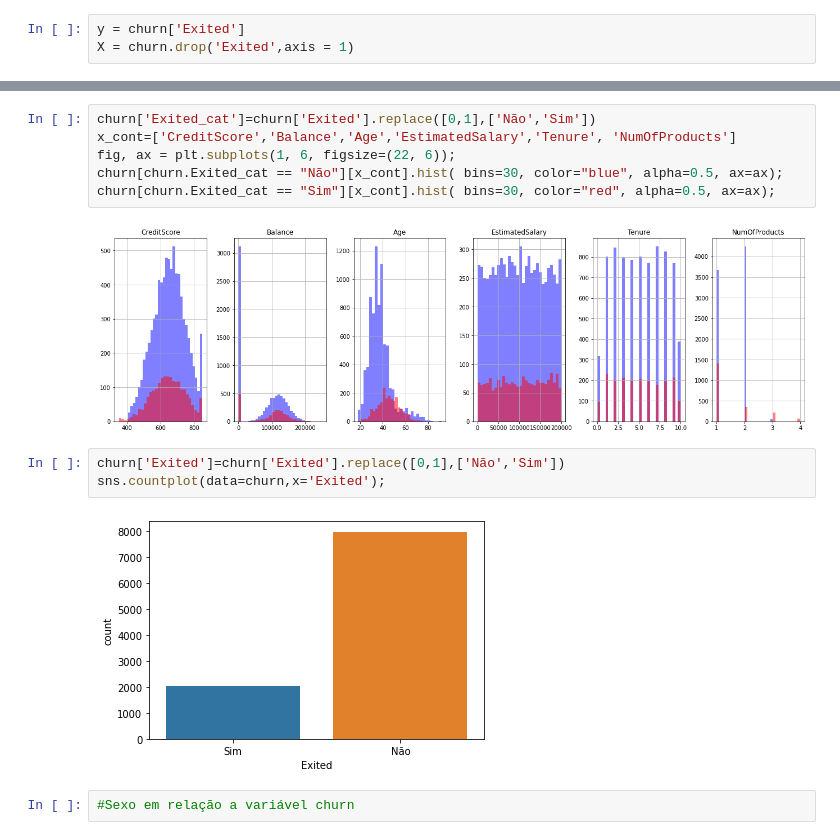
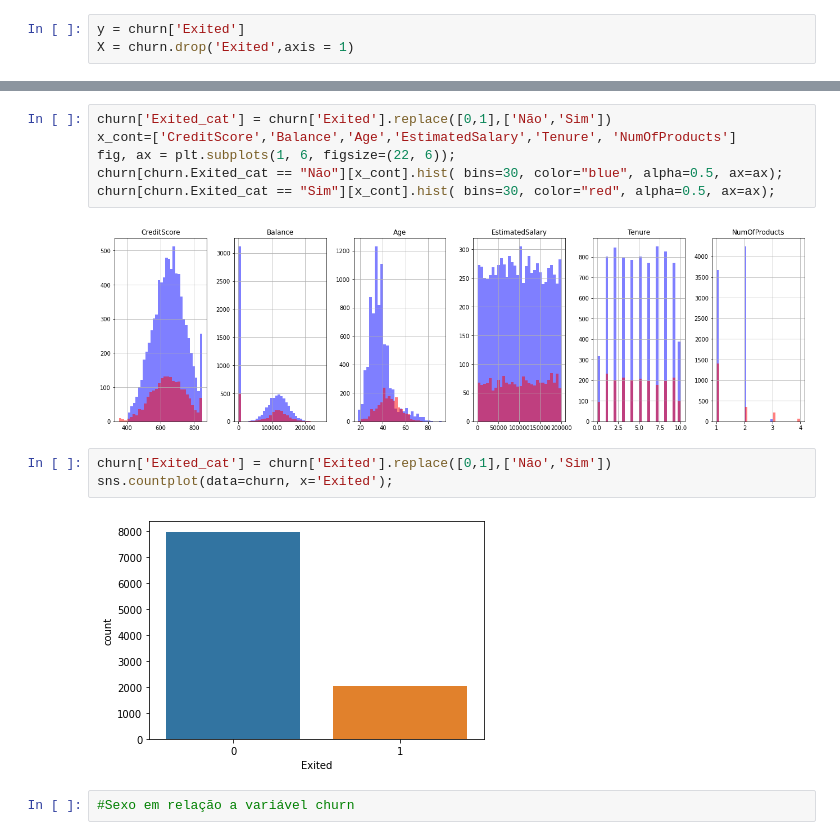
Before and after one commit to Fmarcelneves/br-classification-project, a Jupyter notebook: classification-project-br.ipynb, the cells around one changed output, grey strips where cells are left out. Cells and saved outputs as stored; diff of their text form.

```diff
--- a/classification-project-br.ipynb
+++ b/classification-project-br.ipynb
@@ -106,5 +108,5 @@ churn.hist(bins=30, figsize=(20, 20), color = 'r');
 # %%
-churn['Exited_cat']=churn['Exited'].replace([0,1],['Não','Sim'])
+churn['Exited_cat'] = churn['Exited'].replace([0,1],['Não','Sim'])
 x_cont=['CreditScore','Balance','Age','EstimatedSalary','Tenure', 'NumOfProducts']
 fig, ax = plt.subplots(1, 6, figsize=(22, 6));
 churn[churn.Exited_cat == "Não"][x_cont].hist( bins=30, color="blue", alpha=0.5, ax=ax);
@@ -112,10 +114,10 @@ churn[churn.Exited_cat == "Sim"][x_cont].hist( bins=30, color="red", alpha=0.5,
 # %% [output]
 [figure]
 # %%
-churn['Exited']=churn['Exited'].replace([0,1],['Não','Sim'])
-sns.countplot(data=churn,x='Exited');
+churn['Exited_cat'] = churn['Exited'].replace([0,1],['Não','Sim'])
+sns.countplot(data=churn, x='Exited');
 # %% [output]
-[figure, old version]
+[figure, new version]
 # %%
 #Sexo em relação a variável churn
 # %%
```
Also changed, not shown: parts of 27 cells of this notebook.
